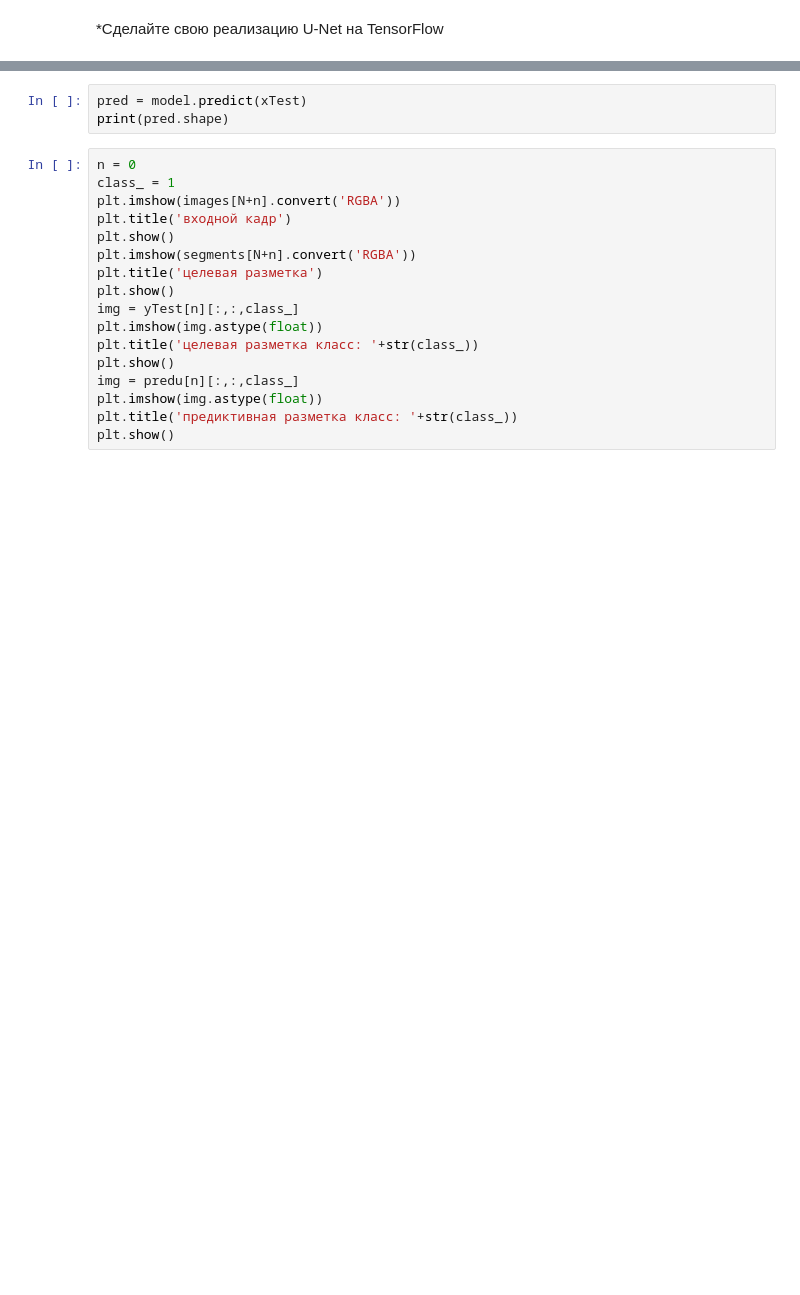
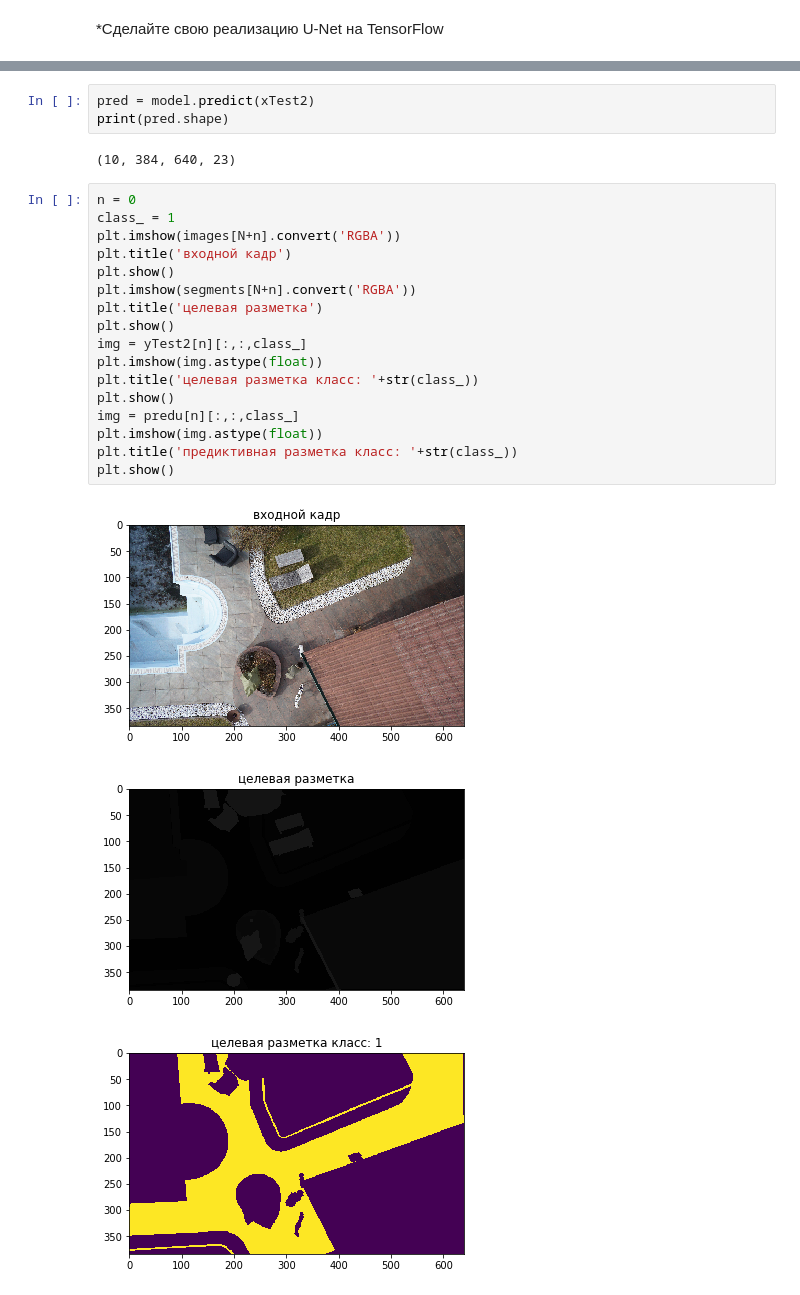
Before and after one commit to Aleksei741/Intr_neural_networks, a Jupyter notebook: Lesson_6/HW.ipynb, the cells around one changed output, grey strips where cells are left out. Cells and saved outputs as stored; diff of their text form; blank space fills up the shorter version.

```diff
--- a/Lesson_6/HW.ipynb
+++ b/Lesson_6/HW.ipynb
@@ -473,20 +539,26 @@ plt.show()
 # %%
-pred = model.predict(xTest)
+pred = model.predict(xTest2)
 print(pred.shape)
+# %% [output]
+(10, 384, 640, 23)
 # %%
 n = 0
 class_ = 1
 plt.imshow(images[N+n].convert('RGBA'))
 plt.title('входной кадр')
 plt.show()
 plt.imshow(segments[N+n].convert('RGBA'))
 plt.title('целевая разметка')
 plt.show()
-img = yTest[n][:,:,class_]
+img = yTest2[n][:,:,class_]
 plt.imshow(img.astype(float))
 plt.title('целевая разметка класс: '+str(class_))
 plt.show()
 img = predu[n][:,:,class_]
 plt.imshow(img.astype(float))
 plt.title('предиктивная разметка класс: '+str(class_))
 plt.show()
+# %% [output]
+[figure, added]
+[figure, added]
+[figure, added]
```
Also changed, not shown: parts of 23 cells of this notebook.
